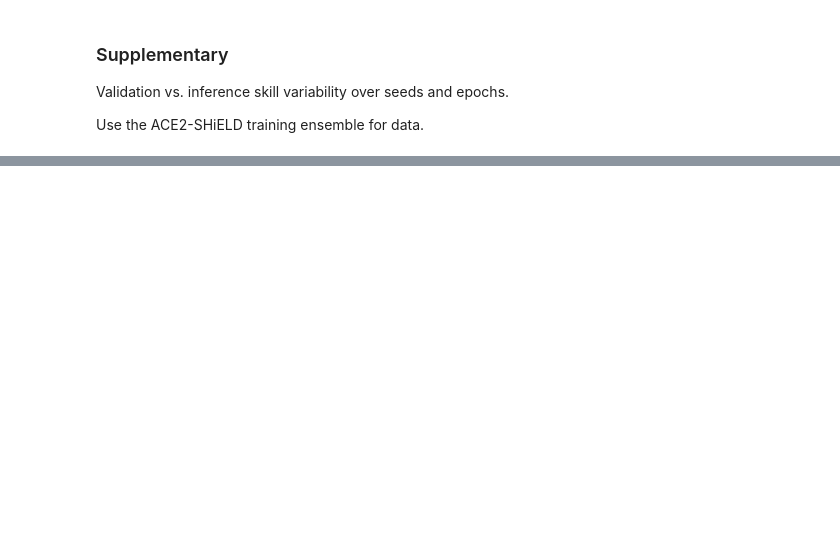
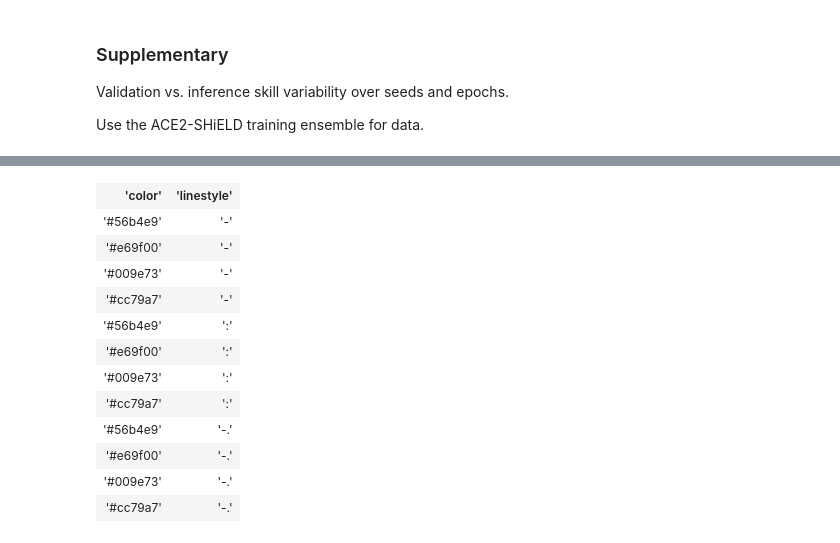
Before and after one commit to ai2cm/ace2-paper, a Jupyter notebook: notebooks/supplementary_val_inference_seed_epoch_variability.ipynb, the cells around one changed output, grey strips where cells are left out. Saved outputs shown, nothing was run; the diff lists cells and outputs as text; code cells hidden in the pictures; blank space fills up the shorter version.

```diff
--- a/notebooks/supplementary_val_inference_seed_epoch_variability.ipynb
+++ b/notebooks/supplementary_val_inference_seed_epoch_variability.ipynb
@@ -238 +238,17 @@ fig.tight_layout()
+# %%
+custom_cycler
+# %% [output]
+| 'color' | 'linestyle' |
+| '#56b4e9' | '-' |
+| '#e69f00' | '-' |
+| '#009e73' | '-' |
+| '#cc79a7' | '-' |
+| '#56b4e9' | ':' |
+| '#e69f00' | ':' |
+| '#009e73' | ':' |
+| '#cc79a7' | ':' |
+| '#56b4e9' | '-.' |
+| '#e69f00' | '-.' |
+| '#009e73' | '-.' |
+| '#cc79a7' | '-.' |
 # %%
```
Also changed, not shown: parts of 3 cells of this notebook, 1 other file.
